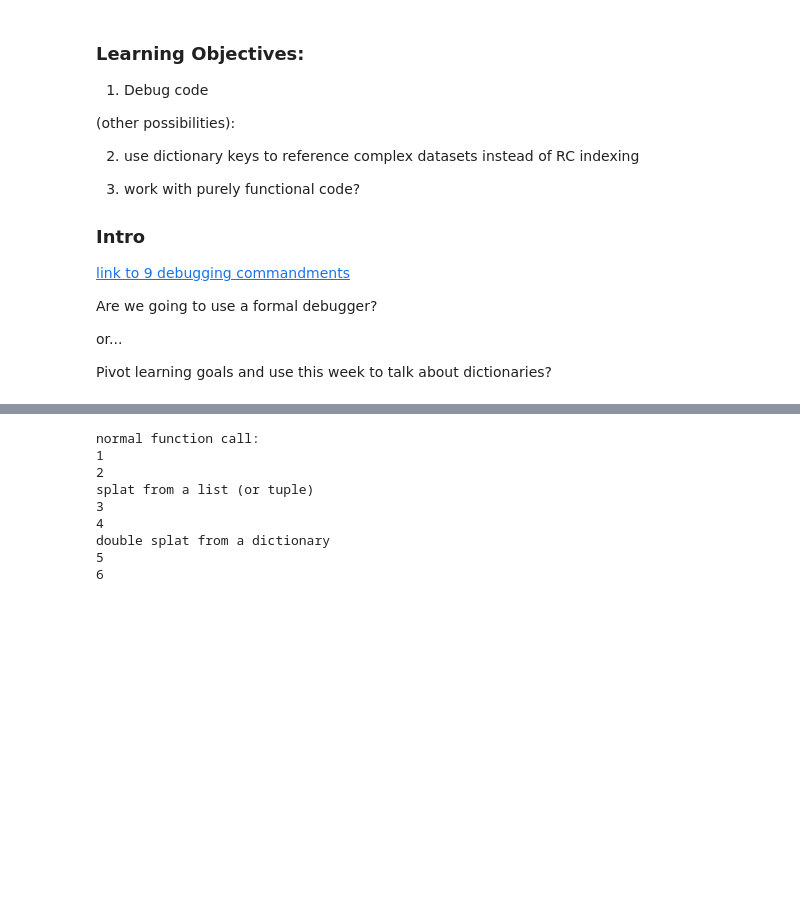
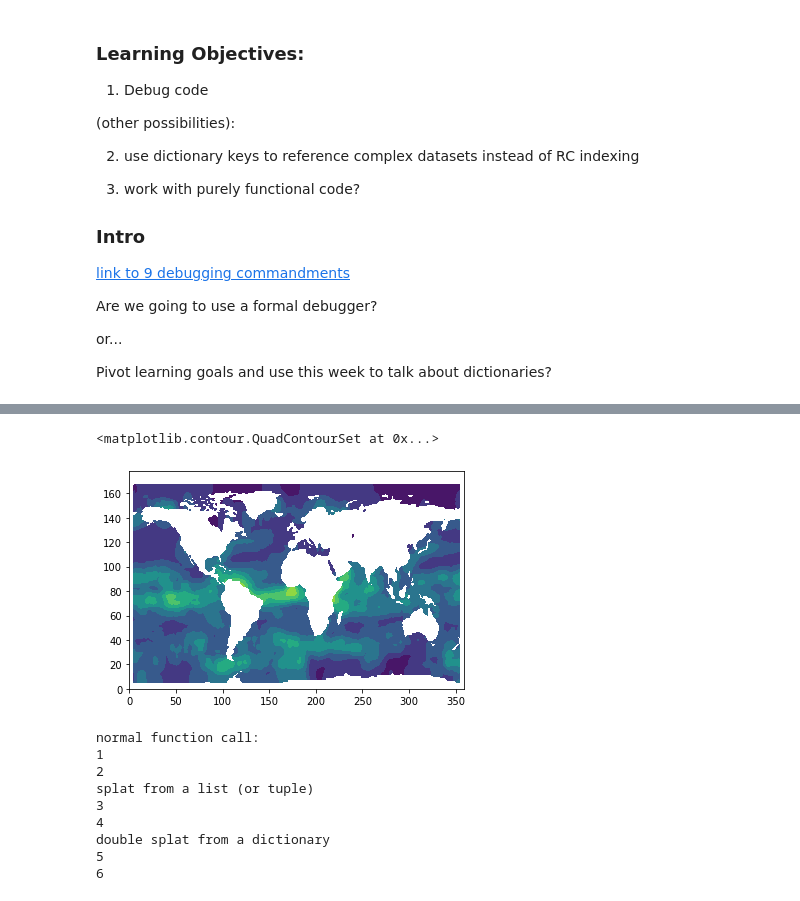
Before and after one commit to AndrewLoeppky/eosc211_students, a Jupyter notebook: e211_python_2021/wk09/lab_wk9/lab_wk9.ipynb, the cells around one changed output, grey strips where cells are left out. Drawn from its saved outputs; the diff is of its cells as text; code cells hidden in the pictures; blank space fills up the shorter version.

```diff
--- a/e211_python_2021/wk09/lab_wk9/lab_wk9.ipynb
+++ b/e211_python_2021/wk09/lab_wk9/lab_wk9.ipynb
@@ -162,3 +208,13 @@ ax.quiver(u_filt, v_filt, pivot="middle")
+# %%
+m_filt = mean2d(m, 11)
+
+fig, ax = plt.subplots()
+
+ax.contourf(m_filt)
+#ax.quiver(u_filt, v_filt, pivot="middle")
+# %% [output]
+<matplotlib.contour.QuadContourSet at 0x...>
+[figure, added]
 # %%
 # splatting and doublesplatting tutorial snippet
 
```
Also changed, not shown: parts of 6 cells of this notebook, 1 other file.
